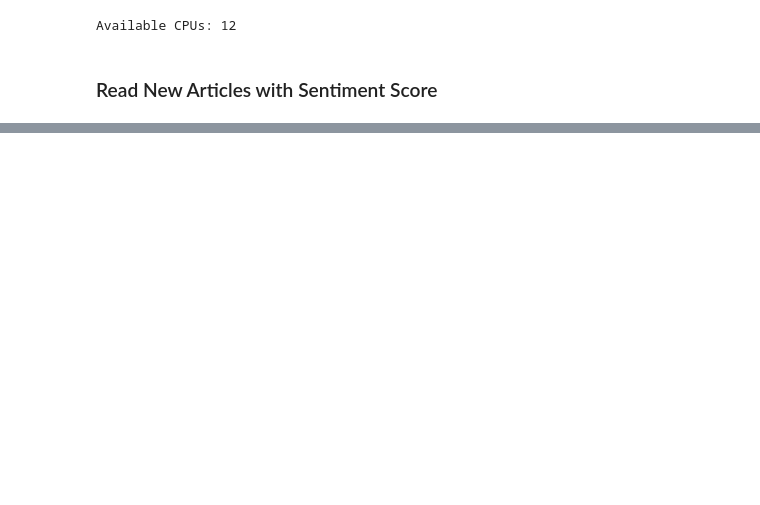
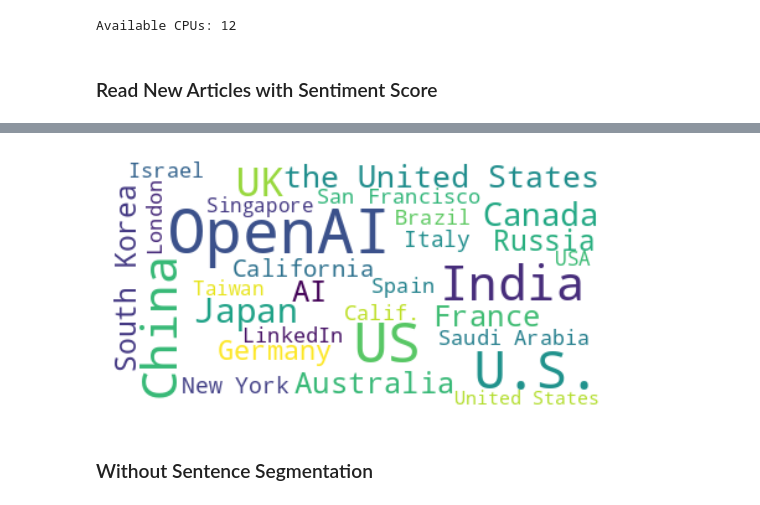
Before and after one commit to slvhuang/Final-Project-NLP, a Jupyter notebook: 5_entity_identification.ipynb, the cells around one changed output, grey strips where cells are left out. Cells and saved outputs as stored; diff of their text form; code cells hidden in the pictures; blank space fills up the shorter version.

```diff
--- a/5_entity_identification.ipynb
+++ b/5_entity_identification.ipynb
@@ -121,0 +287,4 @@ df_news.shape
+# %%
+# filter only the entities labelled as location and count the number of occurences
+spacy_loc_sen_top30 = ner_spacy_ntext_sen_df[ner_spacy_ntext_sen_df['Labels'] == 'GPE'].groupby(['Entities', 'Labels']).size().reset_index().rename(columns={0:'count'}).sort_values('count', ascending=False).head(30)
+spacy_loc_sen_top30
@@ -121,0 +309,17 @@ df_news.shape
+# %%
+# plot a word cloud
+
+word_counts = spacy_loc_sen_top30.set_index('Entities')['count'].to_dict()
+
+# Create the word cloud
+wordcloud = WordCloud(max_font_size=50, max_words=100, background_color='white').generate_from_frequencies(word_counts)
+
+# Plot the word cloud
+plt.figure()
+plt.imshow(wordcloud, interpolation='bilinear')
+plt.axis('off')
+plt.show()
+# %% [output]
+[figure, added]
+# %% [markdown]
+### Without Sentence Segmentation
```
Also changed, not shown: parts of 29 cells of this notebook, 2 other files.
